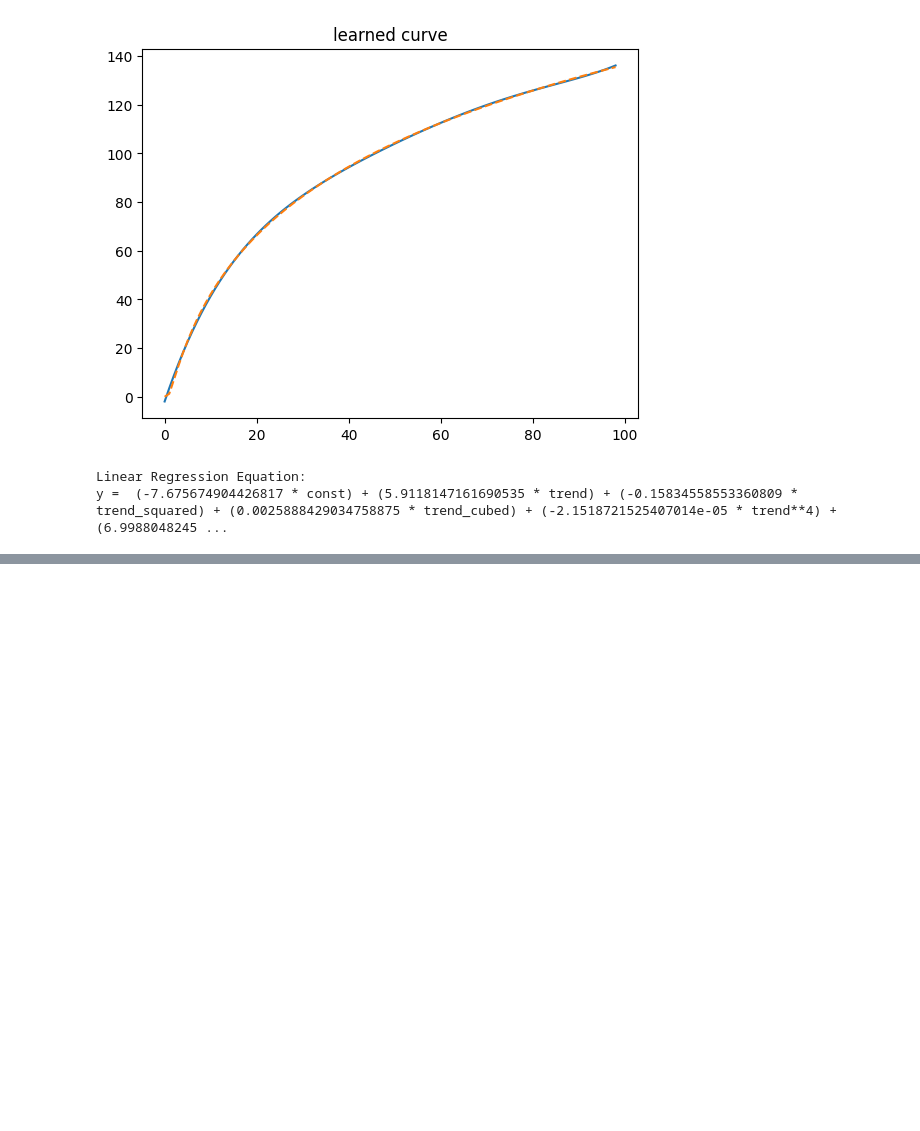
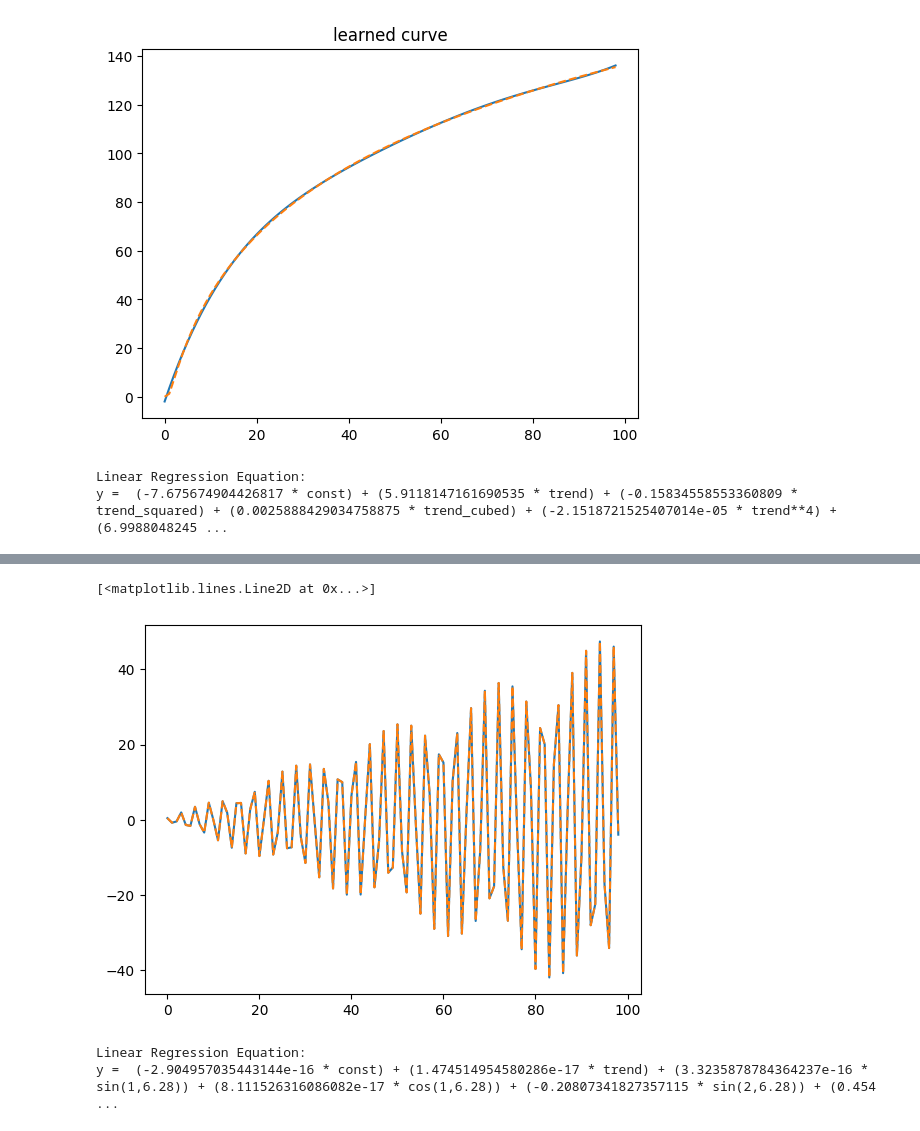
Before and after one commit to CaioMaxximus/Exploring-Different-Curves-with-Linear-Regression, a Jupyter notebook: creating-diferent-curves-with-linear-regression.ipynb, the cells around one changed output, grey strips where cells are left out. Drawn from its saved outputs; the diff is of its cells as text; code cells hidden in the pictures; blank space fills up the shorter version.

```diff
--- a/creating-diferent-curves-with-linear-regression.ipynb
+++ b/creating-diferent-curves-with-linear-regression.ipynb
@@ -265,0 +332,8 @@ y =  (-7.675674904426817 * const) + (5.9118147161690535 * trend) + (-0.158345585
+# %%
+det_proc = DeterministicProcess( np.arange(1,100), constant=True, period=(np.pi * 2) , fourier=2,order = 1)
+
+train_sin_cos_data = det_proc.in_sample()
+# train_sin_cos_data["trend_fourier"] =  train_sin_cos_data[["sin(1,6.28)" ,"cos(1,6.28)","sin(2,6.28)","cos(2,6.28)"]].sum(axis = 1).to_frame() * train_data
+# train_sin_cos_data.drop(["sin(1,6.28)" ,"cos(1,6.28)","sin(2,6.28)","cos(2,6.28)"] ,axis = 1,inplace =True)
+train_sin_cos_data[["sin(1,6.28)" ,"cos(1,6.28)","sin(2,6.28)","cos(2,6.28)"]] = train_sin_cos_data[["sin(1,6.28)" ,"cos(1,6.28)","sin(2,6.28)","cos(2,6.28)"]] * train_data
+train_sin_cos_data
@@ -265,0 +356,21 @@ y =  (-7.675674904426817 * const) + (5.9118147161690535 * trend) + (-0.158345585
+# %%
+sin_cos_move_model = LinearRegression(fit_intercept=False)
+sin_cos_move_model.fit(train_sin_cos_data,sin_cos_data_move)
+plt.plot(sin_cos_move_model.predict(train_sin_cos_data))
+plt.plot(sin_cos_data_move,linestyle = "--")
+# %% [output]
+[<matplotlib.lines.Line2D at 0x...>]
+[figure, added]
+# %%
+intercept = sin_cos_move_model.intercept_
+coefficients = sin_cos_move_model.coef_
+
+equation = f'y = '
+for i, coef in enumerate(coefficients[0]):
+    equation += f' ({coef} * {train_sin_cos_data.columns[i]}) +'
+
+print("Linear Regression Equation:")
+print(equation)
+# %% [output]
+Linear Regression Equation:
+y =  (-2.904957035443144e-16 * const) + (1.474514954580286e-17 * trend) + (3.3235878784364237e-16 * sin(1,6.28)) + (8.111526316086082e-17 * cos(1,6.28)) + (-0.20807341827357115 * sin(2,6.28)) + (0.454 ...
```
Also changed, not shown: parts of 14 cells of this notebook.
